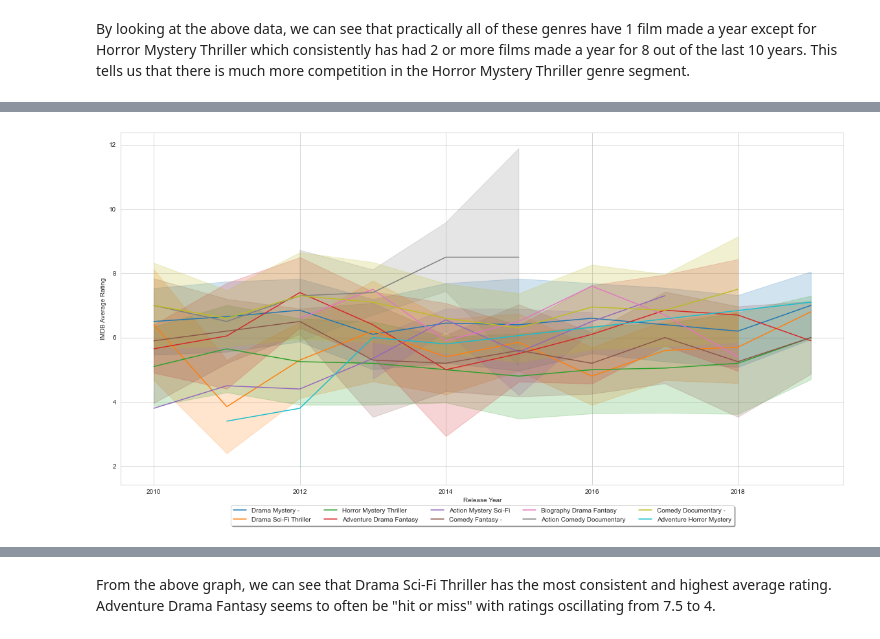
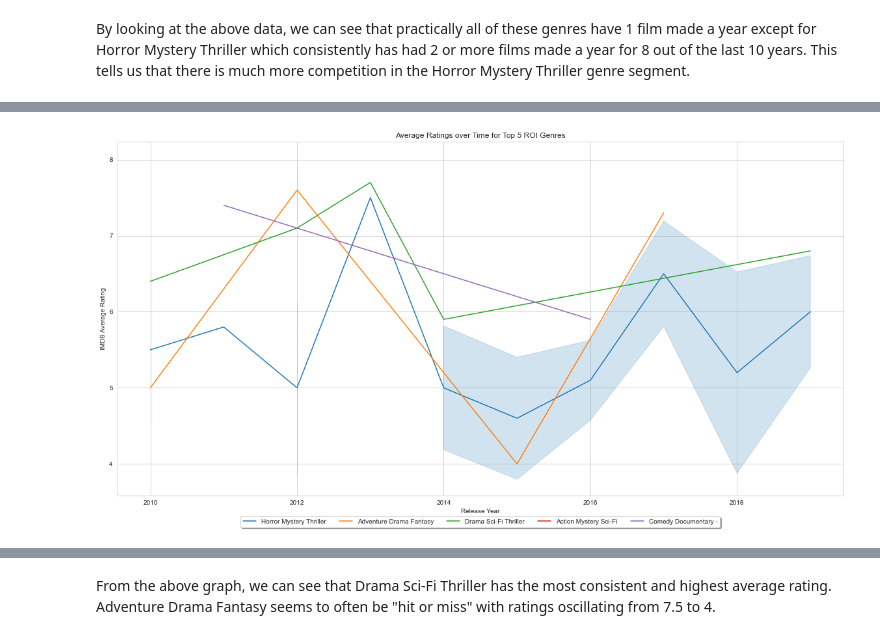
Before and after one commit to aokdata/Film_Performance_EDA, a Jupyter notebook: Film_Performance_EDA.ipynb, the cells around one changed output, grey strips where cells are left out. Drawn from its saved outputs; the diff is of its cells as text; code cells hidden in the pictures.

```diff
--- a/Film_Performance_EDA.ipynb
+++ b/Film_Performance_EDA.ipynb
@@ -573,0 +575,2 @@ Only one film, "Winchester", seems to match that genre in our data, which does n
+# %%
+top_10_genres_ROI  = top_10_genres_ROI.reset_index()
@@ -697,0 +716,7 @@ imdb_roigenres_df
+# %%
+#Create dataframe with Top 5 ROI Genres
+top_five_genres_ROI = top_10_genres_ROI.head()
+# %%
+#Again Create a list of the Genres in top_10_genres_ROI
+roi_genres = list(top_five_genres_ROI['Genres'])
+roi_genres
@@ -697,0 +729,6 @@ imdb_roigenres_df
+# %%
+#Create a new dataframe subset of only movies with genres in top_five_genres_ROI
+
+roi_genres_df = genres_budgets_df.loc[genres_budgets_df["Genres"].isin(roi_genres)]
+
+roi_genres_df
@@ -698,13 +753,14 @@ imdb_roigenres_df
 # %%
-#USING FULL IMDB DATASET
-
+#LINEPLOT FOR AVERAGE RATINGS OVER TIME IN TOP FIVE ROI GENRES WHERE WE HAVE FINANCIAL DATA
 fig, ax =plt.subplots(figsize =(20,10))
 
-sns.lineplot(data=imdb_roigenres_df, x="Release Year", y="IMDB Average Rating", hue="Genres",\
-             ci='sd', estimator="median")
+sns.lineplot(data=roi_genres_df, x="Release Year", y="IMDB Average Rating", hue="Genres", ci='sd', \
+estimator="median")
+
+ax.set_title("Average Ratings over Time for Top 5 ROI Genres")
 
 # Put a legend below current axis
 ax.legend(loc='upper center', bbox_to_anchor=(0.5, -0.05),
           fancybox=True, shadow=True, ncol=5);
 # %% [output]
-[figure, old version]
+[figure, new version]
```
Also changed, not shown: parts of 35 cells of this notebook, 2 other files.
